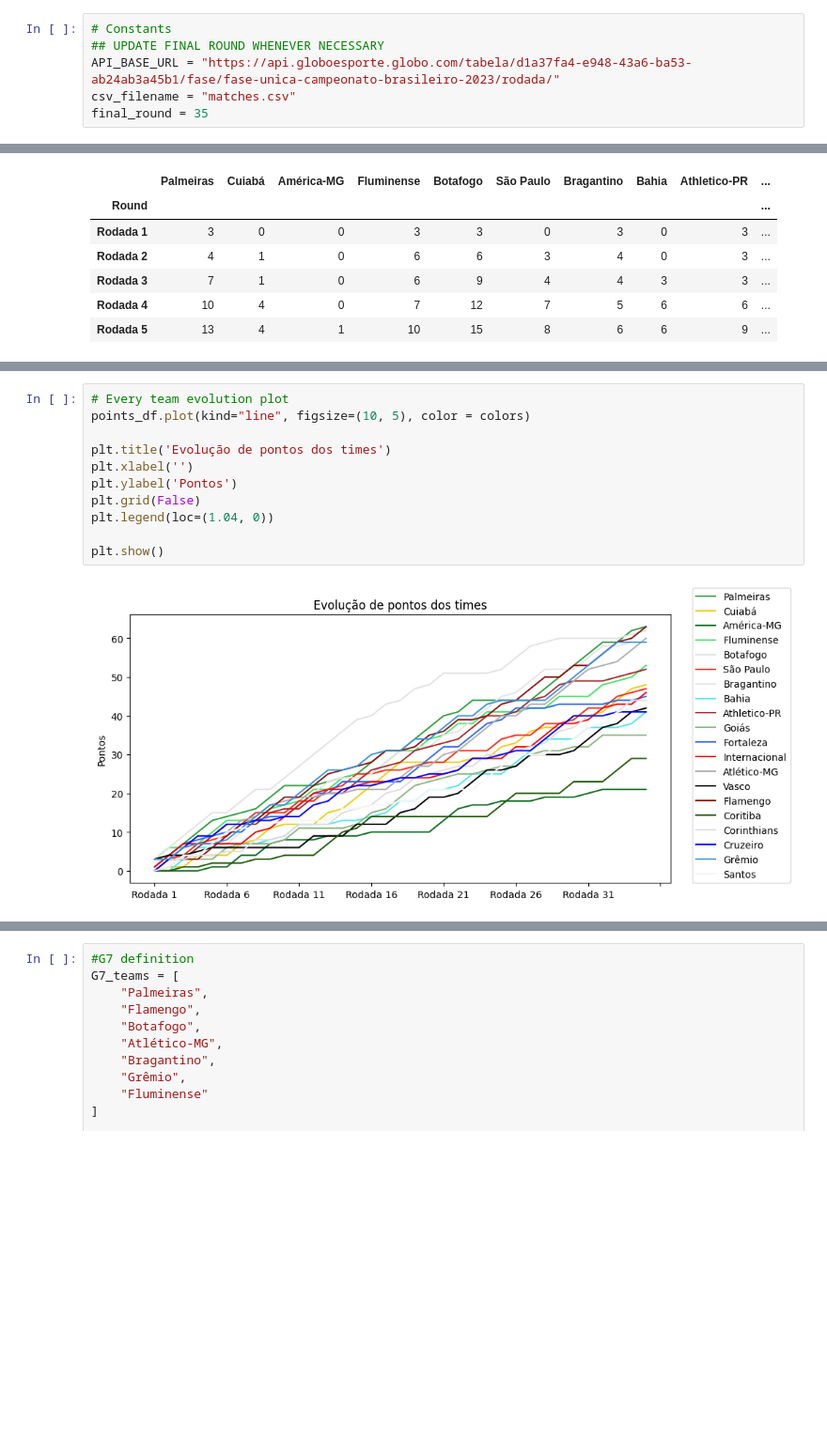
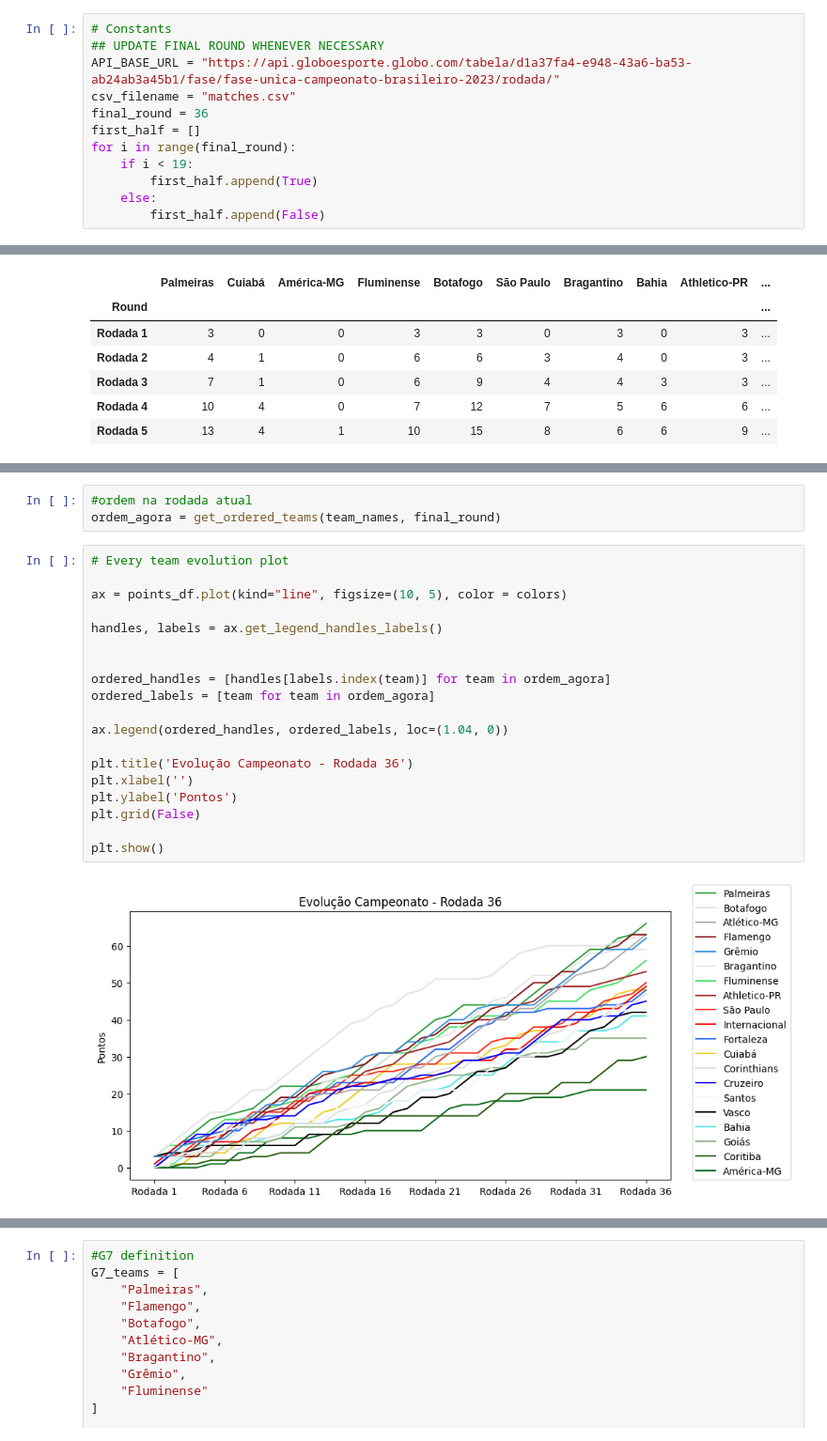
Before and after one commit to pedron123/BrasileiraoData, a Jupyter notebook: main.ipynb, the cells around one changed output, grey strips where cells are left out. Shown at 94% size. Drawn from its saved outputs; the diff is of its cells as text; blank space fills up the shorter version.

Commit message:
Final Graphs

```diff
--- a/main.ipynb
+++ b/main.ipynb
@@ -16,7 +16,13 @@ import matplotlib.pyplot as plt
 ## UPDATE FINAL ROUND WHENEVER NECESSARY
 API_BASE_URL = "https://api.globoesporte.globo.com/tabela/d1a37fa4-e948-43a6-ba53-ab24ab3a45b1/fase/fase-unica-campeonato-brasileiro-2023/rodada/"
 csv_filename = "matches.csv"
-final_round = 35
+final_round = 36
+first_half = []
+for i in range(final_round):
+    if i < 19:
+        first_half.append(True)
+    else:
+        first_half.append(False)
 # %%
 # Function to get the results for the first round of a championship
 def get_round_results(round):
@@ -294,13 +350,24 @@ bcr.bar_chart_race(
+# %%
+#ordem na rodada atual
+ordem_agora = get_ordered_teams(team_names, final_round)
 # %%
 # Every team evolution plot
-points_df.plot(kind="line", figsize=(10, 5), color = colors)
 
-plt.title('Evolução de pontos dos times')
+ax = points_df.plot(kind="line", figsize=(10, 5), color = colors)
+
+handles, labels = ax.get_legend_handles_labels()
+
+
+ordered_handles = [handles[labels.index(team)] for team in ordem_agora]
+ordered_labels = [team for team in ordem_agora]
+
+ax.legend(ordered_handles, ordered_labels, loc=(1.04, 0))
+
+plt.title('Evolução Campeonato - Rodada 36')
 plt.xlabel('')
 plt.ylabel('Pontos')
 plt.grid(False)
-plt.legend(loc=(1.04, 0))
 
 plt.show()
 # %% [output]
-[figure, old version]
+[figure, new version]
```
Also changed, not shown: parts of 26 cells of this notebook.
